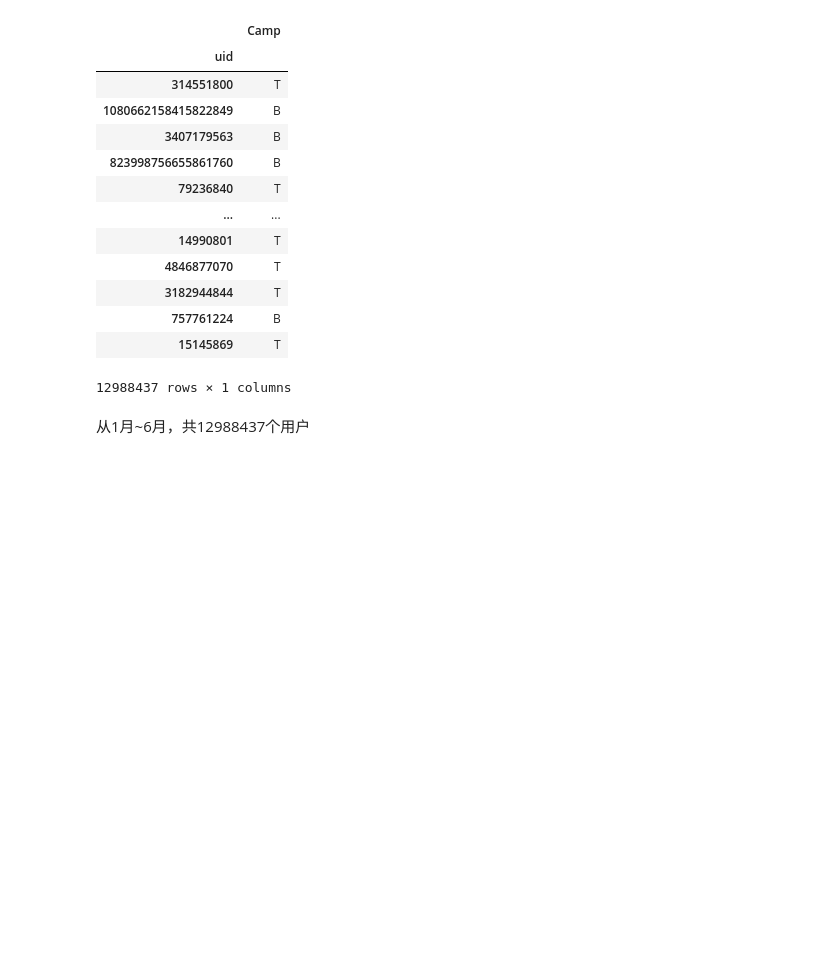
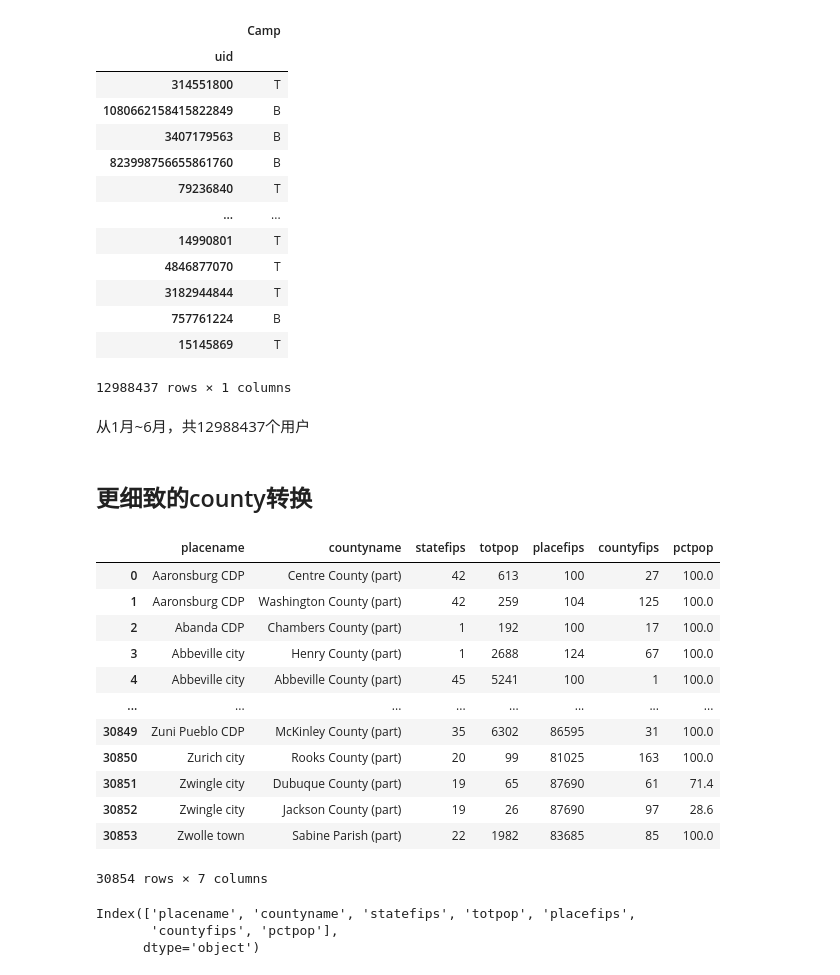
Before and after one commit to kayzhou/US_election, a Jupyter notebook: user_reweight_US.ipynb, the cells around one changed output. Drawn from its saved outputs; the diff is of its cells as text; code cells hidden in the pictures; blank space fills up the shorter version.

```diff
--- a/user_reweight_US.ipynb
+++ b/user_reweight_US.ipynb
@@ -241,3 +289,29 @@ for _state in tqdm(USA_STATES):
 users_counties = users_loc.join(users_opinion)
 # %%
 users_counties
+# %% [markdown]
+## 更细致的county转换
+# %%
+CityCounty = pd.read_csv("data/Borror_CityCounty.csv")
+# %%
+CityCounty
+# %% [output]
+|  | placename | countyname | statefips | totpop | placefips | countyfips | pctpop |
+| 0 | Aaronsburg CDP | Centre County (part) | 42 | 613 | 100 | 27 | 100.0 |
+| 1 | Aaronsburg CDP | Washington County (part) | 42 | 259 | 104 | 125 | 100.0 |
+| 2 | Abanda CDP | Chambers County (part) | 1 | 192 | 100 | 17 | 100.0 |
+| 3 | Abbeville city | Henry County (part) | 1 | 2688 | 124 | 67 | 100.0 |
+| 4 | Abbeville city | Abbeville County (part) | 45 | 5241 | 100 | 1 | 100.0 |
+| ... | ... | ... | ... | ... | ... | ... | ... |
+| 30849 | Zuni Pueblo CDP | McKinley County (part) | 35 | 6302 | 86595 | 31 | 100.0 |
+| 30850 | Zurich city | Rooks County (part) | 20 | 99 | 81025 | 163 | 100.0 |
+| 30851 | Zwingle city | Dubuque County (part) | 19 | 65 | 87690 | 61 | 71.4 |
+| 30852 | Zwingle city | Jackson County (part) | 19 | 26 | 87690 | 97 | 28.6 |
+| 30853 | Zwolle town | Sabine Parish (part) | 22 | 1982 | 83685 | 85 | 100.0 |
+30854 rows × 7 columns
+# %%
+CityCounty.columns
+# %% [output]
+Index(['placename', 'countyname', 'statefips', 'totpop', 'placefips',
+       'countyfips', 'pctpop'],
+      dtype='object')
```
Also changed, not shown: parts of 10 cells of this notebook, 3 other files.
